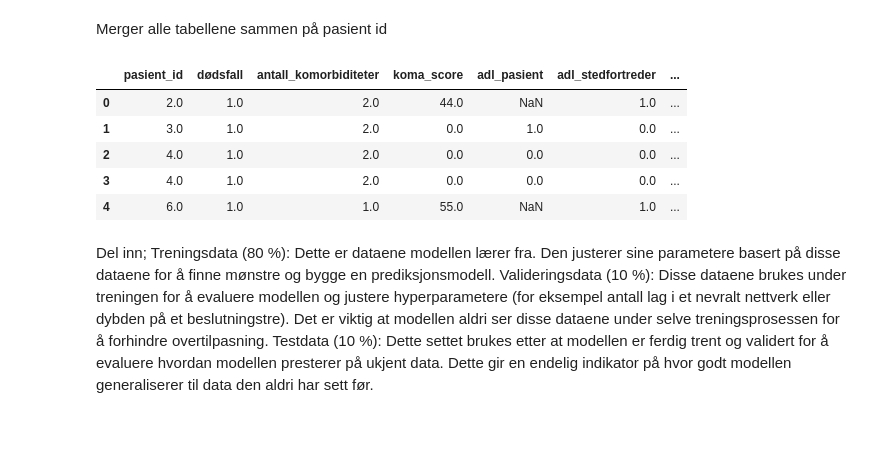
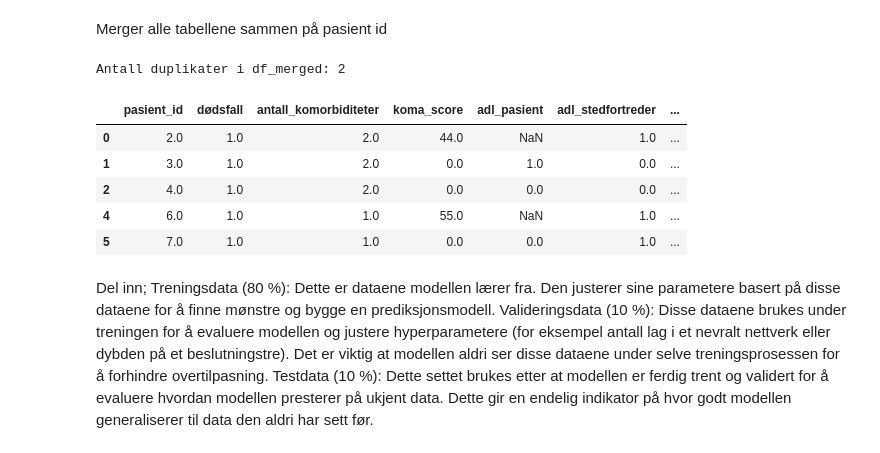
Before and after one commit to EllaSolberg/HospitalLengthofStayEstimation, a Jupyter notebook: data_washing.ipynb, the cells around one changed output. Cells and saved outputs as stored; diff of their text form; code cells hidden in the pictures.

```diff
--- a/data_washing.ipynb
+++ b/data_washing.ipynb
@@ -202,23 +207,35 @@ Merger alle tabellene sammen på pasient id
 # %%
 # Slå sammen df_severity og df_demographic
 df_merged = pd.merge(df_severity, df_demographic, on='pasient_id', how='inner')
 
 # Slå sammen det midlertidige resultatet df_merged med df_hospital
 df_merged = pd.merge(df_merged, df_hospital, on='pasient_id', how='inner')
 
 # Slå sammen det midlertidige resultatet med df_physiological
 df_merged = pd.merge(df_merged, df_physiological, on='pasient_id', how='inner')
 
 df_merged = df_merged.astype(float)
 
+# Tell antall duplikater
+antall_duplikater = df_merged.duplicated().sum()
+
+print("Antall duplikater i df_merged:", antall_duplikater)
+
+
+#fjerne duplikater
+df_merged = df_merged.drop_duplicates()
+
+df_merged = df_merged.drop(['sykdomskategori_id_A1s', 'sykdomskategori_id_BrY', 'sykdomskategori_id_ChE', 'sykdomskategori_id_DWw', 'sykdomskategori_ARF/MOSF', 'sykdomskategori_COPD/CHF/Cirrhosis', 'sykdomskategori_Cancer', 'sykdomskategori_Coma'], axis =1)
+
 df_merged.head()
 # %% [output]
+Antall duplikater i df_merged: 2
 |  | pasient_id | dødsfall | antall_komorbiditeter | koma_score | adl_pasient | adl_stedfortreder | ... |
 | 0 | 2.0 | 1.0 | 2.0 | 44.0 | NaN | 1.0 | ... |
 | 1 | 3.0 | 1.0 | 2.0 | 0.0 | 1.0 | 0.0 | ... |
 | 2 | 4.0 | 1.0 | 2.0 | 0.0 | 0.0 | 0.0 | ... |
-| 3 | 4.0 | 1.0 | 2.0 | 0.0 | 0.0 | 0.0 | ... |
 | 4 | 6.0 | 1.0 | 1.0 | 55.0 | NaN | 1.0 | ... |
+| 5 | 7.0 | 1.0 | 1.0 | 0.0 | 0.0 | 1.0 | ... |
 # %% [markdown]
 Del inn;
 Treningsdata (80 %): Dette er dataene modellen lærer fra. Den justerer sine parametere basert på disse dataene for å finne mønstre og bygge en prediksjonsmodell.
```
Also changed, not shown: parts of 6 cells of this notebook.
